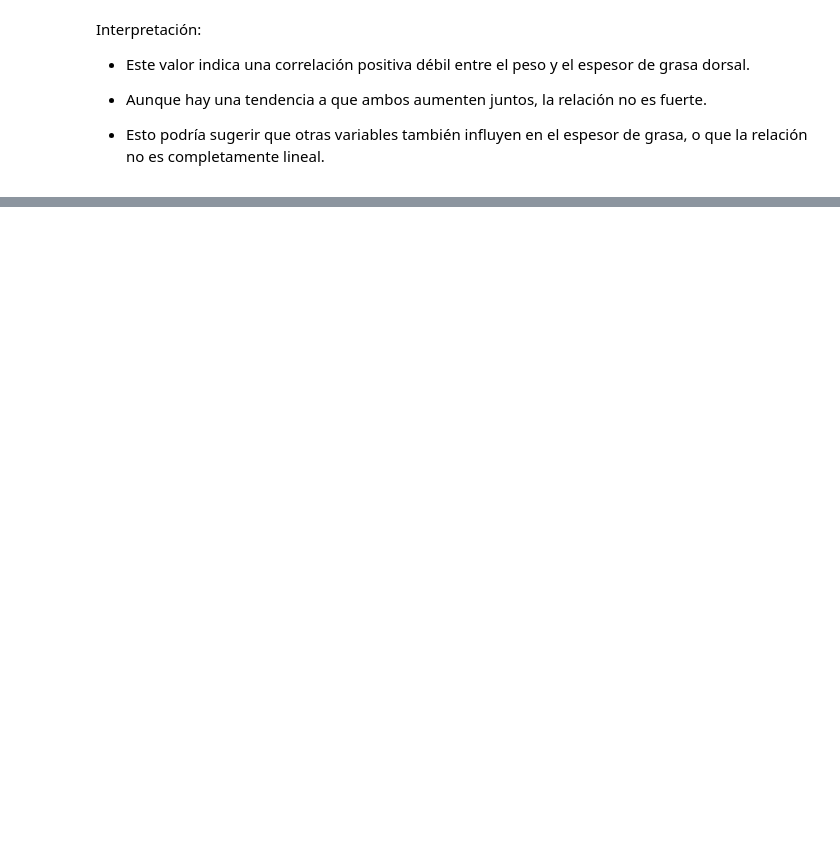
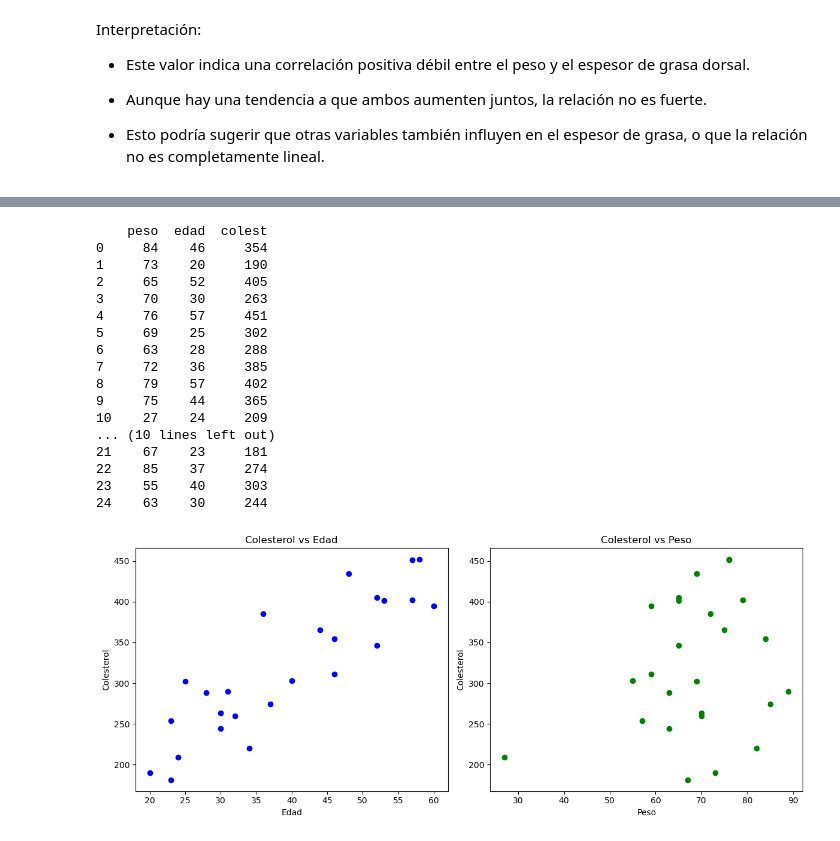
Before and after one commit to juanmanuellucero/RegresionAvanzada, a Jupyter notebook: TP - Regresion Avanzada.ipynb, the cells around one changed output, grey strips where cells are left out. Cells and saved outputs as stored; diff of their text form; code cells hidden in the pictures; blank space fills up the shorter version.

```diff
--- a/TP - Regresion Avanzada.ipynb
+++ b/TP - Regresion Avanzada.ipynb
@@ -52,0 +159,44 @@ Interpretación:
+# %%
+import pandas as pd
+import matplotlib.pyplot as plt
+
+df_col = pd.read_excel("peso_edad_colest.xlsx")
+
+print(df_col)
+
+# Configurar dos gráficos lado a lado
+fig, axs = plt.subplots(1, 2, figsize=(12, 5))
+
+# Colesterol vs Edad
+axs[0].scatter(df_col["edad"], df_col["colest"], color='blue')
+axs[0].set_title("Colesterol vs Edad")
+axs[0].set_xlabel("Edad")
+axs[0].set_ylabel("Colesterol")
+
+# Colesterol vs Peso
+axs[1].scatter(df_col["peso"], df_col["colest"], color='green')
+axs[1].set_title("Colesterol vs Peso")
+axs[1].set_xlabel("Peso")
+axs[1].set_ylabel("Colesterol")
+
+plt.tight_layout()
+plt.show()
+# %% [output]
+    peso  edad  colest
+0     84    46     354
+1     73    20     190
+2     65    52     405
+3     70    30     263
+4     76    57     451
+5     69    25     302
+6     63    28     288
+7     72    36     385
+8     79    57     402
+9     75    44     365
+10    27    24     209
+... (10 lines left out)
+21    67    23     181
+22    85    37     274
+23    55    40     303
+24    63    30     244
+[figure, added]
```
Also changed, not shown: parts of 67 cells of this notebook.
